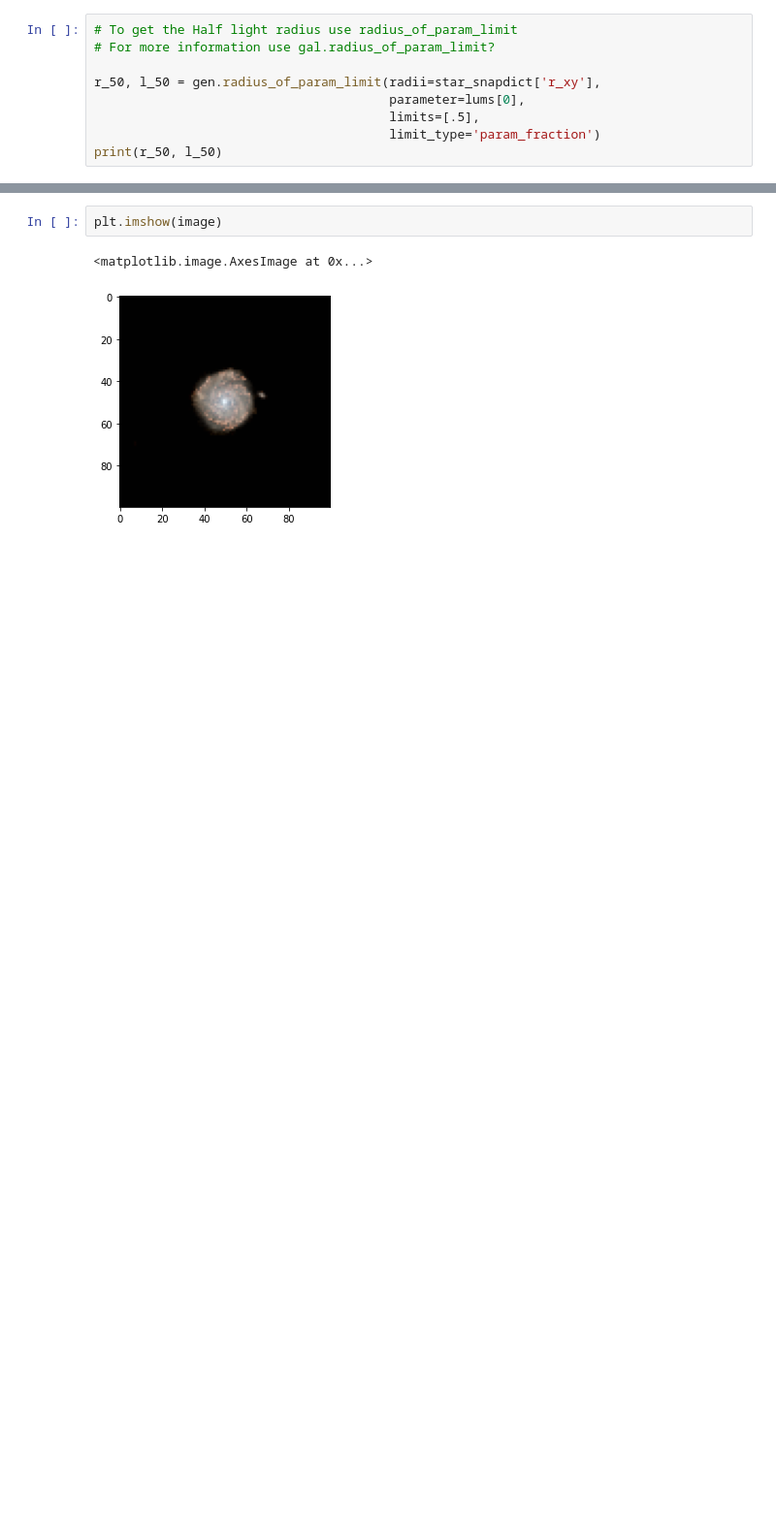
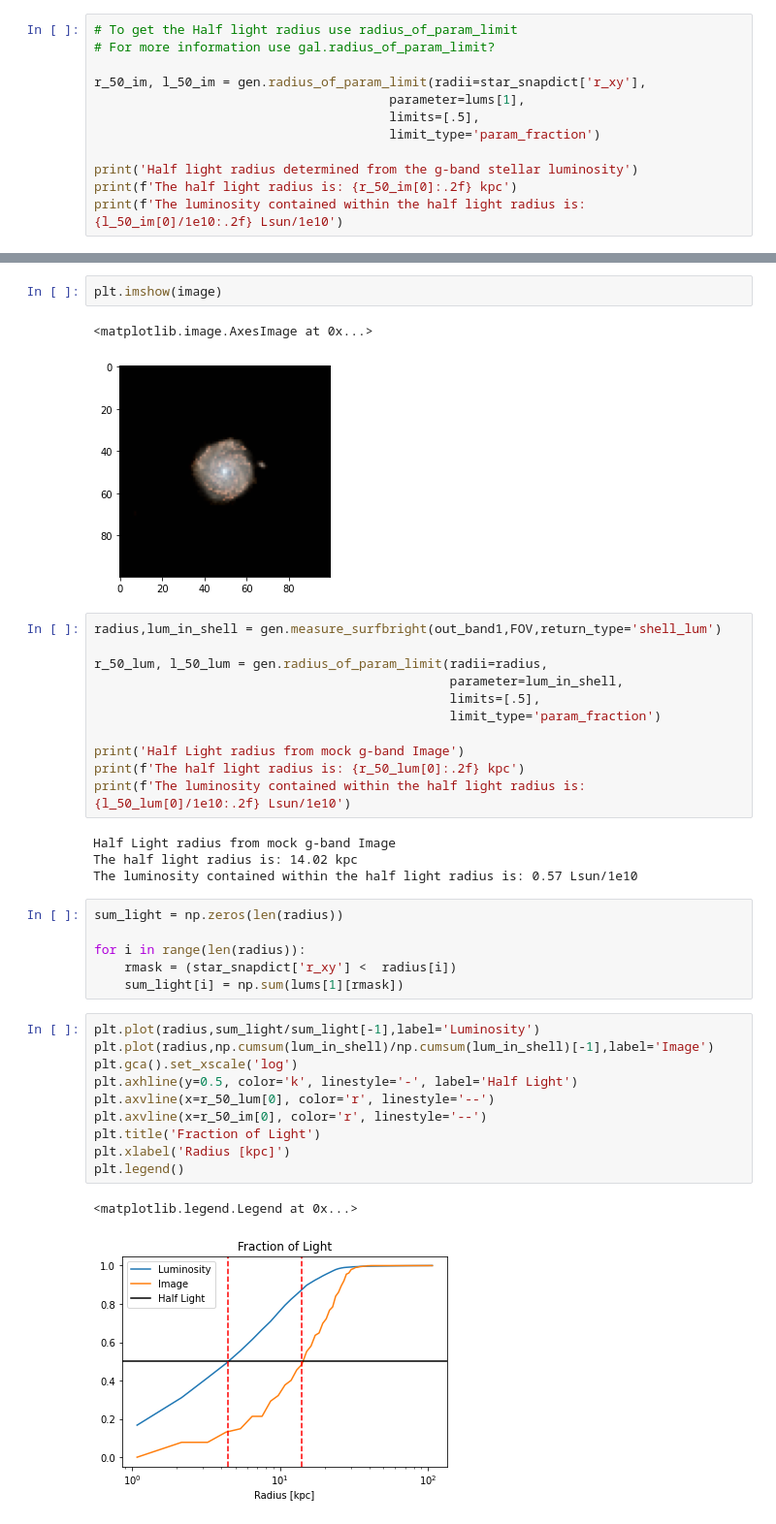
Before and after one commit to courtk32/mockobservation-tools, a Jupyter notebook: Half_Light_Radius_Example.ipynb, the cells around one changed output, grey strips where cells are left out. Shown at 97% size. Drawn from its saved outputs; the diff is of its cells as text; blank space fills up the shorter version.

Commit message:
Update half light comparing lum and image

```diff
--- a/Half_Light_Radius_Example.ipynb
+++ b/Half_Light_Radius_Example.ipynb
@@ -107,9 +107,12 @@ Calculating L/M in Sloan r (BAND_ID=3,l=6165 A)
 # To get the Half light radius use radius_of_param_limit
 # For more information use gal.radius_of_param_limit?
 
-r_50, l_50 = gen.radius_of_param_limit(radii=star_snapdict['r_xy'],
-                                       parameter=lums[0],
+r_50_im, l_50_im = gen.radius_of_param_limit(radii=star_snapdict['r_xy'],
+                                       parameter=lums[1],
                                        limits=[.5],
                                        limit_type='param_fraction')
-print(r_50, l_50)
+
+print('Half light radius determined from the g-band stellar luminosity')
+print(f'The half light radius is: {r_50_im[0]:.2f} kpc')
+print(f'The luminosity contained within the half light radius is: {l_50_im[0]/1e10:.2f} Lsun/1e10')
 # %% [output]
@@ -155,3 +160,37 @@ plt.imshow(image)
 # %% [output]
 <matplotlib.image.AxesImage at 0x...>
 [figure]
+# %%
+radius,lum_in_shell = gen.measure_surfbright(out_band1,FOV,return_type='shell_lum')
+
+r_50_lum, l_50_lum = gen.radius_of_param_limit(radii=radius,
+                                               parameter=lum_in_shell,
+                                               limits=[.5],
+                                               limit_type='param_fraction')
+
+print('Half Light radius from mock g-band Image')
+print(f'The half light radius is: {r_50_lum[0]:.2f} kpc')
+print(f'The luminosity contained within the half light radius is: {l_50_lum[0]/1e10:.2f} Lsun/1e10')
+# %% [output]
+Half Light radius from mock g-band Image
+The half light radius is: 14.02 kpc
+The luminosity contained within the half light radius is: 0.57 Lsun/1e10
+# %%
+sum_light = np.zeros(len(radius))
+
+for i in range(len(radius)):
+    rmask = (star_snapdict['r_xy'] <  radius[i])
+    sum_light[i] = np.sum(lums[1][rmask])
+# %%
+plt.plot(radius,sum_light/sum_light[-1],label='Luminosity')
+plt.plot(radius,np.cumsum(lum_in_shell)/np.cumsum(lum_in_shell)[-1],label='Image')
+plt.gca().set_xscale('log')
+plt.axhline(y=0.5, color='k', linestyle='-', label='Half Light')
+plt.axvline(x=r_50_lum[0], color='r', linestyle='--')
+plt.axvline(x=r_50_im[0], color='r', linestyle='--')
+plt.title('Fraction of Light')
+plt.xlabel('Radius [kpc]')
+plt.legend()
+# %% [output]
+<matplotlib.legend.Legend at 0x...>
+[figure, added]
```
Also changed, not shown: parts of 1 cell of this notebook, 1 other file.
